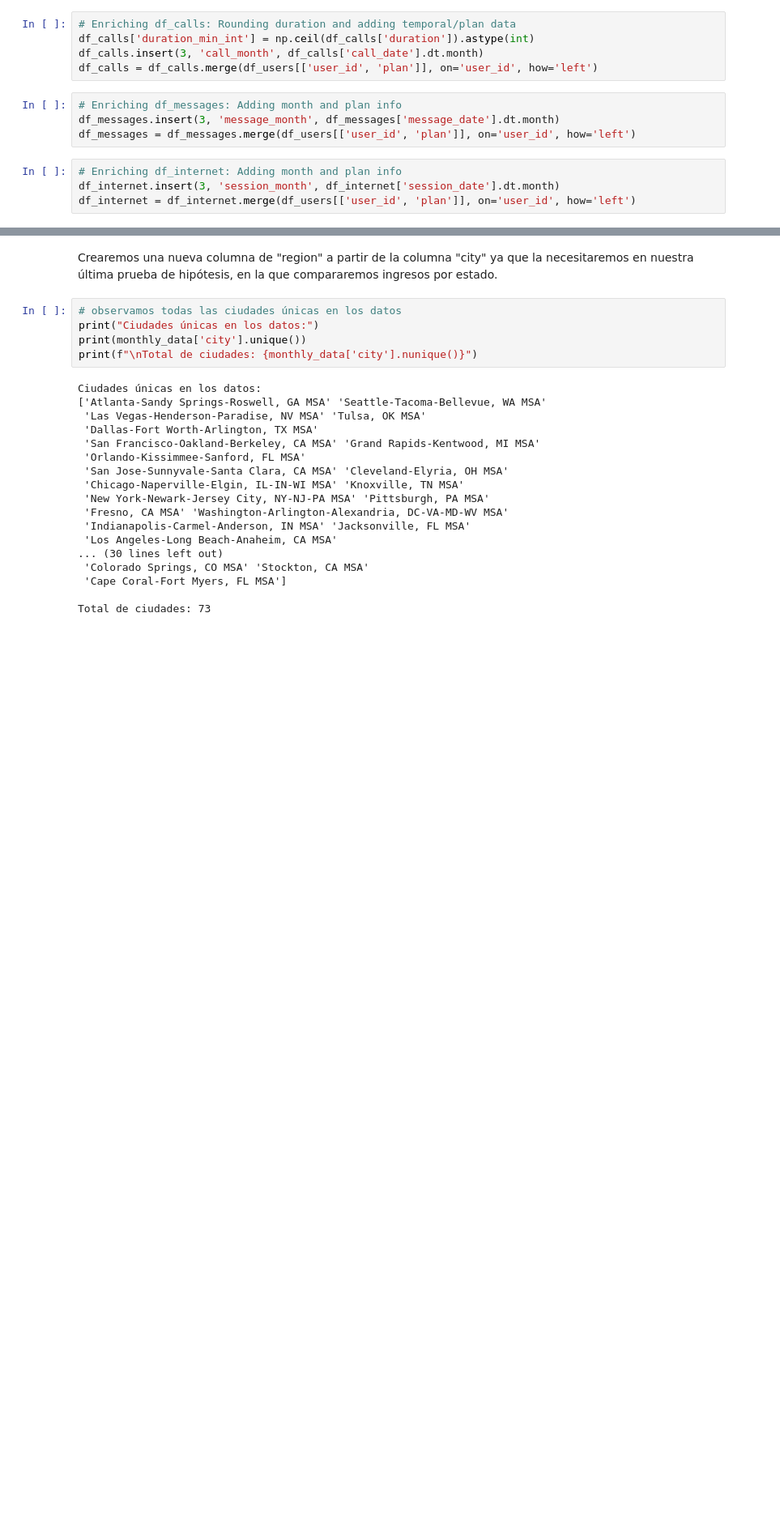
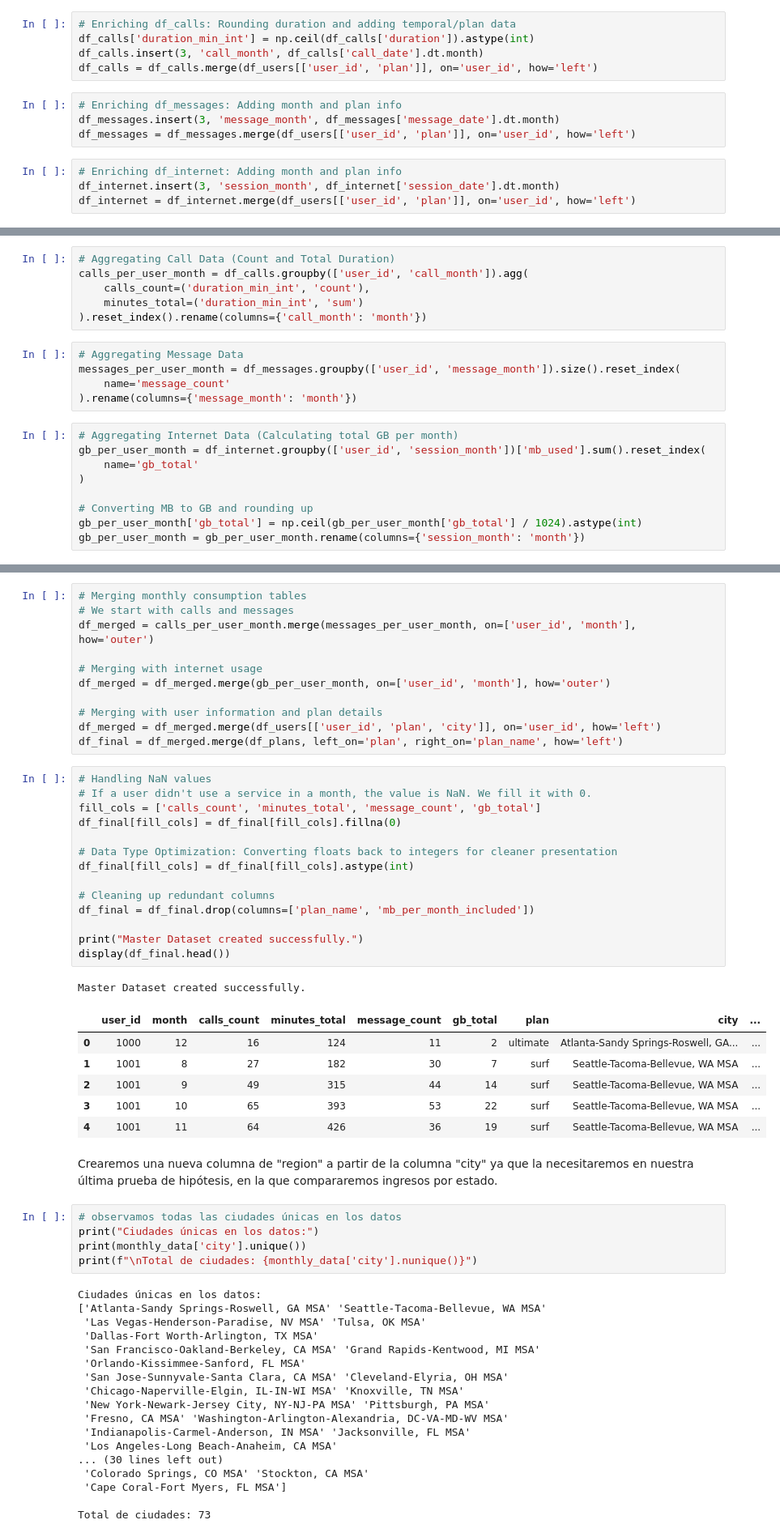
Before and after one commit to fiorellatrigo/estudio_clientes_telefonia, a Jupyter notebook: notebooks/megaline_consumer_behavior_analysis.ipynb, the cells around one changed output, grey strips where cells are left out. Shown at 81% size. Saved outputs shown, nothing was run; the diff lists cells and outputs as text; blank space fills up the shorter version.

Commit message:
mega dataset created

```diff
--- a/notebooks/megaline_consumer_behavior_analysis.ipynb
+++ b/notebooks/megaline_consumer_behavior_analysis.ipynb
@@ -301,0 +118,20 @@ monthly_data = monthly_data.merge(df_plans,
+# %%
+# Aggregating Call Data (Count and Total Duration)
+calls_per_user_month = df_calls.groupby(['user_id', 'call_month']).agg(
+    calls_count=('duration_min_int', 'count'),
+    minutes_total=('duration_min_int', 'sum')
+).reset_index().rename(columns={'call_month': 'month'})
+# %%
+# Aggregating Message Data
+messages_per_user_month = df_messages.groupby(['user_id', 'message_month']).size().reset_index(
+    name='message_count'
+).rename(columns={'message_month': 'month'})
+# %%
+# Aggregating Internet Data (Calculating total GB per month)
+gb_per_user_month = df_internet.groupby(['user_id', 'session_month'])['mb_used'].sum().reset_index(
+    name='gb_total'
+)
+
+# Converting MB to GB and rounding up
+gb_per_user_month['gb_total'] = np.ceil(gb_per_user_month['gb_total'] / 1024).astype(int)
+gb_per_user_month = gb_per_user_month.rename(columns={'session_month': 'month'})
@@ -302,3 +155,36 @@ monthly_data = monthly_data.merge(df_plans,
+# %%
+# Merging monthly consumption tables
+# We start with calls and messages
+df_merged = calls_per_user_month.merge(messages_per_user_month, on=['user_id', 'month'], how='outer')
+
+# Merging with internet usage
+df_merged = df_merged.merge(gb_per_user_month, on=['user_id', 'month'], how='outer')
+
+# Merging with user information and plan details
+df_merged = df_merged.merge(df_users[['user_id', 'plan', 'city']], on='user_id', how='left')
+df_final = df_merged.merge(df_plans, left_on='plan', right_on='plan_name', how='left')
+# %%
+# Handling NaN values
+# If a user didn't use a service in a month, the value is NaN. We fill it with 0.
+fill_cols = ['calls_count', 'minutes_total', 'message_count', 'gb_total']
+df_final[fill_cols] = df_final[fill_cols].fillna(0)
+
+# Data Type Optimization: Converting floats back to integers for cleaner presentation
+df_final[fill_cols] = df_final[fill_cols].astype(int)
+
+# Cleaning up redundant columns
+df_final = df_final.drop(columns=['plan_name', 'mb_per_month_included'])
+
+print("Master Dataset created successfully.")
+display(df_final.head())
+# %% [output]
+Master Dataset created successfully.
+|  | user_id | month | calls_count | minutes_total | message_count | gb_total | plan | city | ... |
+| 0 | 1000 | 12 | 16 | 124 | 11 | 2 | ultimate | Atlanta-Sandy Springs-Roswell, GA... | ... |
+| 1 | 1001 | 8 | 27 | 182 | 30 | 7 | surf | Seattle-Tacoma-Bellevue, WA MSA | ... |
+| 2 | 1001 | 9 | 49 | 315 | 44 | 14 | surf | Seattle-Tacoma-Bellevue, WA MSA | ... |
+| 3 | 1001 | 10 | 65 | 393 | 53 | 22 | surf | Seattle-Tacoma-Bellevue, WA MSA | ... |
+| 4 | 1001 | 11 | 64 | 426 | 36 | 19 | surf | Seattle-Tacoma-Bellevue, WA MSA | ... |
 # %% [markdown]
 Crearemos una nueva columna de "region" a partir de la columna "city" ya que la necesitaremos en nuestra última prueba de hipótesis, en la que compararemos ingresos por estado.
 # %%
```
Also changed, not shown: parts of 16 cells of this notebook.
